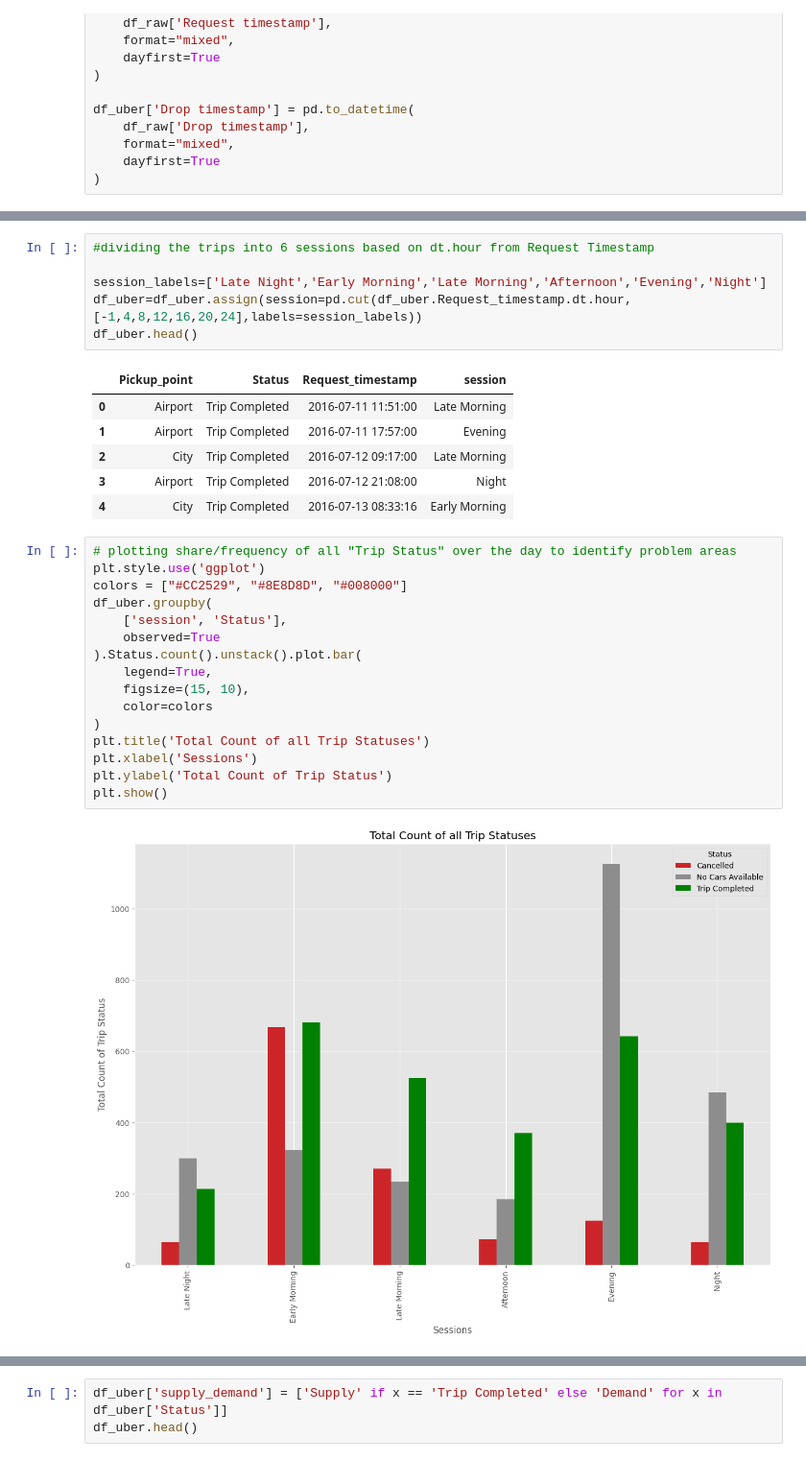
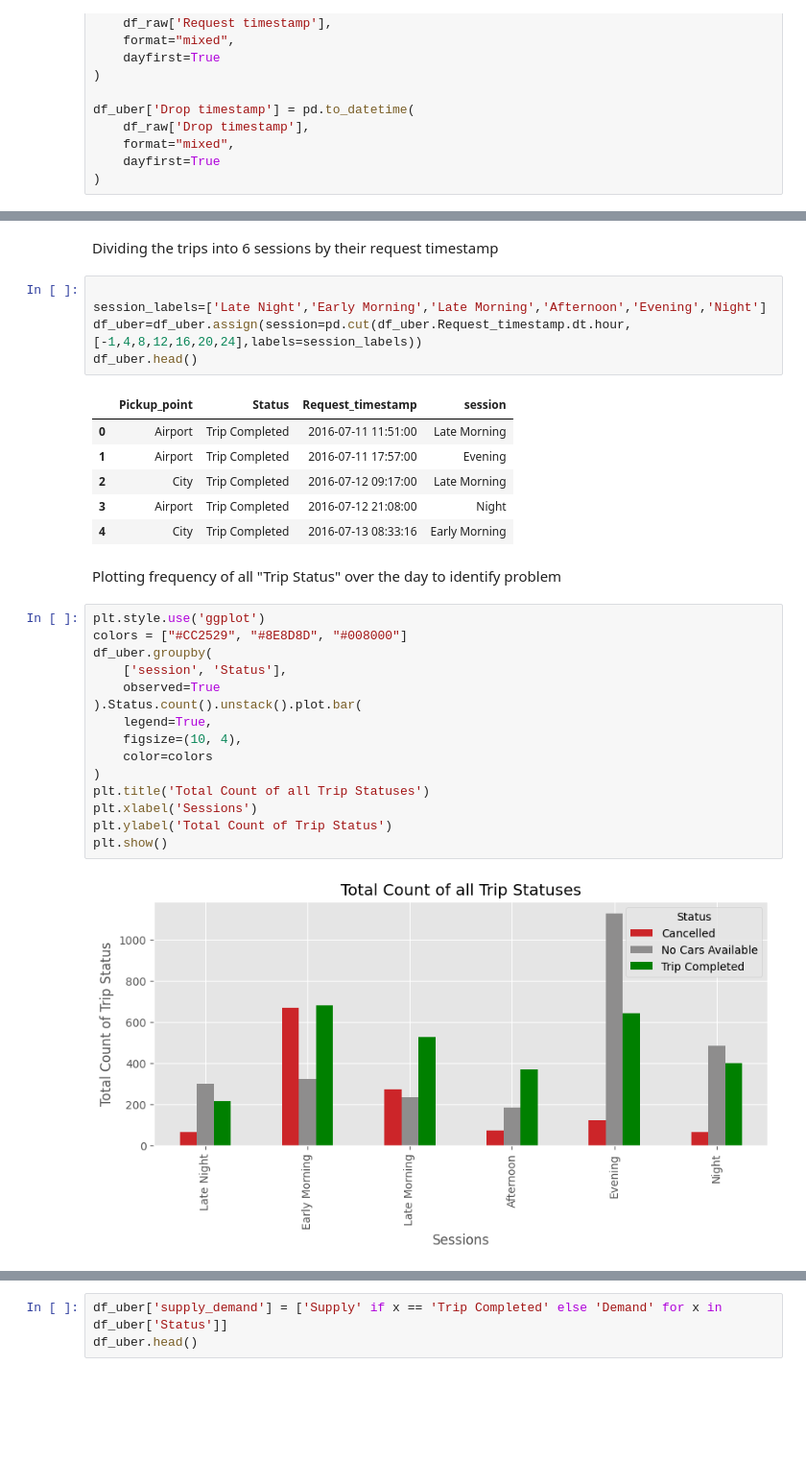
Before and after one commit to krtk06/Uber-Analysis, a Jupyter notebook: Uber_Supply_Analysis.ipynb, the cells around one changed output, grey strips where cells are left out. Shown at 96% size. Saved outputs shown, nothing was run; the diff lists cells and outputs as text; blank space fills up the shorter version.

```diff
--- a/Uber_Supply_Analysis.ipynb
+++ b/Uber_Supply_Analysis.ipynb
@@ -53,8 +56,9 @@ df_uber.head()
 df_uber['Status'].unique()
 # %% [output]
 array(['Trip Completed', 'Cancelled', 'No Cars Available'], dtype=object)
+# %% [markdown]
+Dividing the trips into 6 sessions by their request timestamp
 # %%
-#dividing the trips into 6 sessions based on dt.hour from Request Timestamp
 
 session_labels=['Late Night','Early Morning','Late Morning','Afternoon','Evening','Night']
 df_uber=df_uber.assign(session=pd.cut(df_uber.Request_timestamp.dt.hour,[-1,4,8,12,16,20,24],labels=session_labels))
@@ -66,21 +70,22 @@ df_uber.head()
 | 2 | City | Trip Completed | 2016-07-12 09:17:00 | Late Morning |
 | 3 | Airport | Trip Completed | 2016-07-12 21:08:00 | Night |
 | 4 | City | Trip Completed | 2016-07-13 08:33:16 | Early Morning |
+# %% [markdown]
+Plotting frequency of all "Trip Status" over the day to identify problem
 # %%
-# plotting share/frequency of all "Trip Status" over the day to identify problem areas
 plt.style.use('ggplot')
 colors = ["#CC2529", "#8E8D8D", "#008000"]
 df_uber.groupby(
     ['session', 'Status'],
     observed=True
 ).Status.count().unstack().plot.bar(
     legend=True,
-    figsize=(15, 10),
+    figsize=(10, 4),
     color=colors
 )
 plt.title('Total Count of all Trip Statuses')
 plt.xlabel('Sessions')
 plt.ylabel('Total Count of Trip Status')
 plt.show()
 # %% [output]
-[figure, old version]
+[figure, new version]
```
Also changed, not shown: parts of 22 cells of this notebook.
